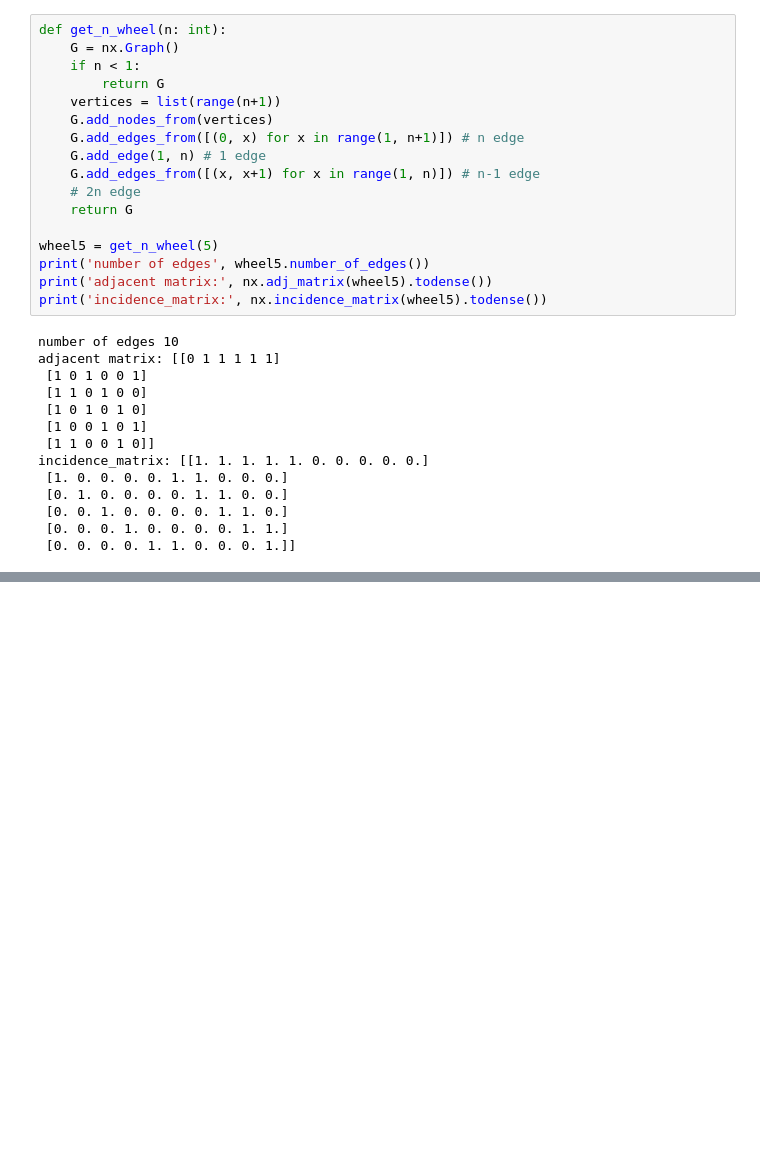
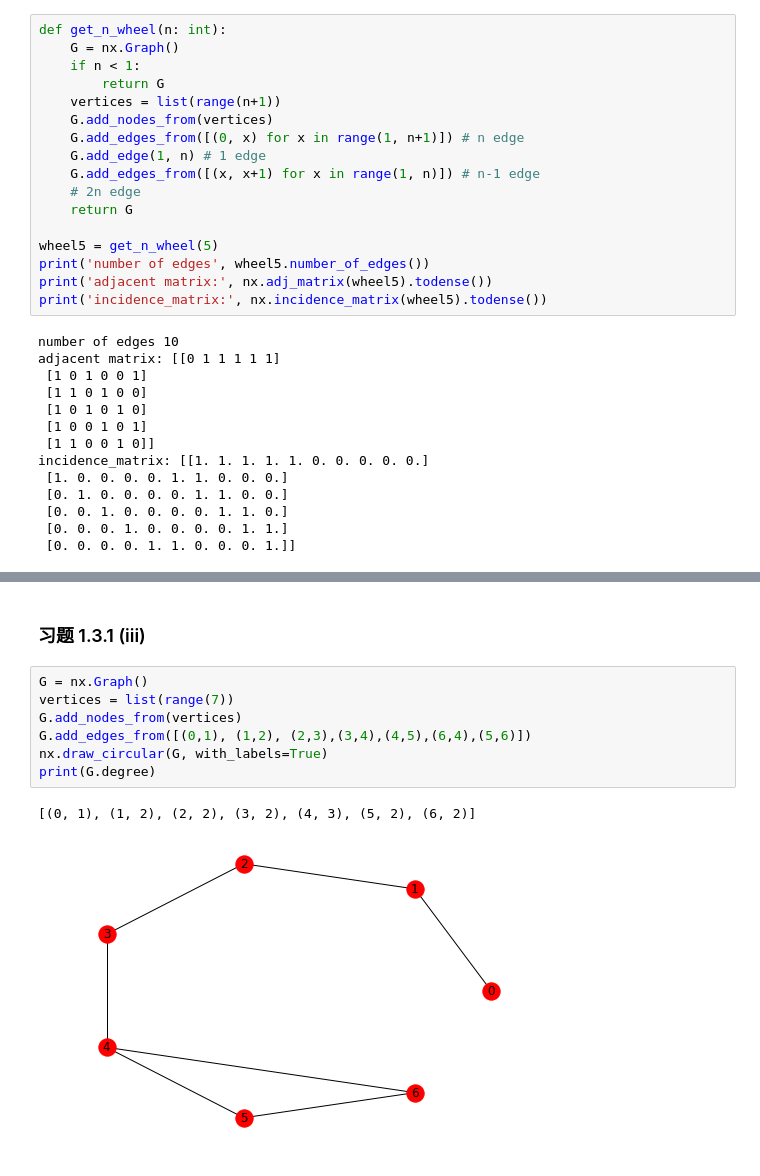
Before and after one commit to karajan1001/A_Beginners_Guide_to_Graph_Theory, a Jupyter notebook: jupyter/chapter1.ipynb, the cells around one changed output, grey strips where cells are left out. Drawn from its saved outputs; the diff is of its cells as text; blank space fills up the shorter version.

```diff
--- a/jupyter/chapter1.ipynb
+++ b/jupyter/chapter1.ipynb
@@ -261,0 +331,12 @@ incidence_matrix: [[1. 1. 1. 1. 1. 0. 0. 0. 0. 0.]
+# %% [markdown]
+### 习题 1.3.1 (iii)
+# %%
+G = nx.Graph()
+vertices = list(range(7))
+G.add_nodes_from(vertices)
+G.add_edges_from([(0,1), (1,2), (2,3),(3,4),(4,5),(6,4),(5,6)])
+nx.draw_circular(G, with_labels=True)
+print(G.degree)
+# %% [output]
+[(0, 1), (1, 2), (2, 2), (3, 2), (4, 3), (5, 2), (6, 2)]
+[figure, added]
```
Also changed, not shown: parts of 35 cells of this notebook, 2 other files.
